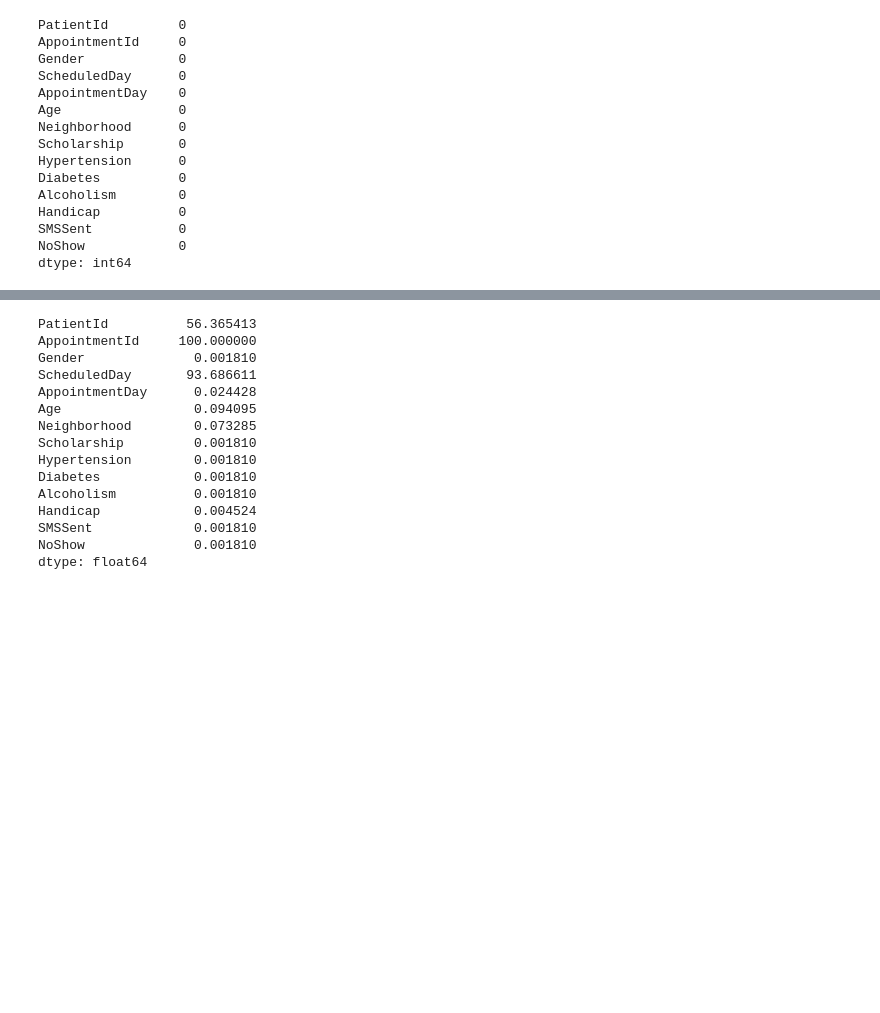
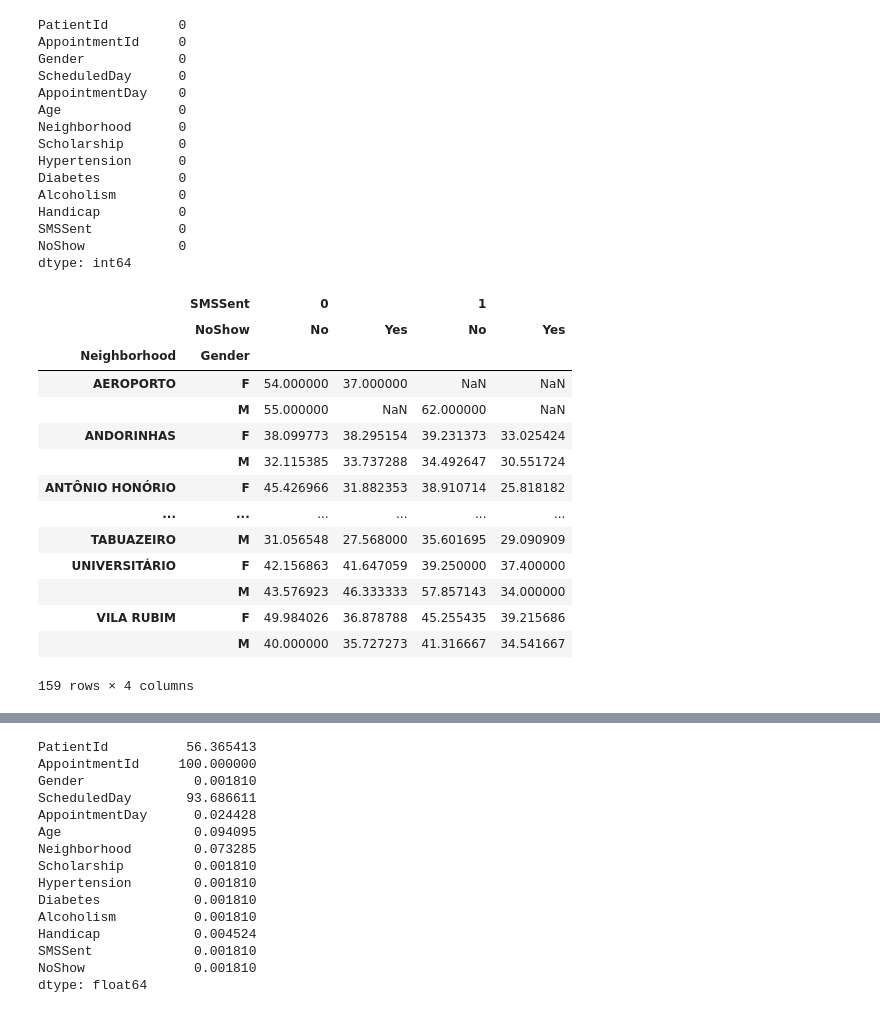
Before and after one commit to asaadkhattab/MedicalAppointmentNoShowsCapstone, a Jupyter notebook: 2_DataWrangling.ipynb, the cells around one changed output, grey strips where cells are left out. Cells and saved outputs as stored; diff of their text form; code cells hidden in the pictures; blank space fills up the shorter version.

```diff
--- a/2_DataWrangling.ipynb
+++ b/2_DataWrangling.ipynb
@@ -299,6 +300,24 @@ Handicap          0
 SMSSent           0
 NoShow            0
 dtype: int64
+# %%
+df.pivot_table(values='Age', index=['Neighborhood','Gender'], columns=['SMSSent','NoShow'])
+# %% [output]
+|  | SMSSent | 0 |  | 1 |  |
+|  | NoShow | No | Yes | No | Yes |
+| Neighborhood | Gender |  |  |  |  |
+| AEROPORTO | F | 54.000000 | 37.000000 | NaN | NaN |
+|  | M | 55.000000 | NaN | 62.000000 | NaN |
+| ANDORINHAS | F | 38.099773 | 38.295154 | 39.231373 | 33.025424 |
+|  | M | 32.115385 | 33.737288 | 34.492647 | 30.551724 |
+| ANTÔNIO HONÓRIO | F | 45.426966 | 31.882353 | 38.910714 | 25.818182 |
+| ... | ... | ... | ... | ... | ... |
+| TABUAZEIRO | M | 31.056548 | 27.568000 | 35.601695 | 29.090909 |
+| UNIVERSITÁRIO | F | 42.156863 | 41.647059 | 39.250000 | 37.400000 |
+|  | M | 43.576923 | 46.333333 | 57.857143 | 34.000000 |
+| VILA RUBIM | F | 49.984026 | 36.878788 | 45.255435 | 39.215686 |
+|  | M | 40.000000 | 35.727273 | 41.316667 | 34.541667 |
+159 rows × 4 columns
 # %%
 # Visualize missingness
 msno.matrix(df)
```
Also changed, not shown: parts of 17 cells of this notebook.
